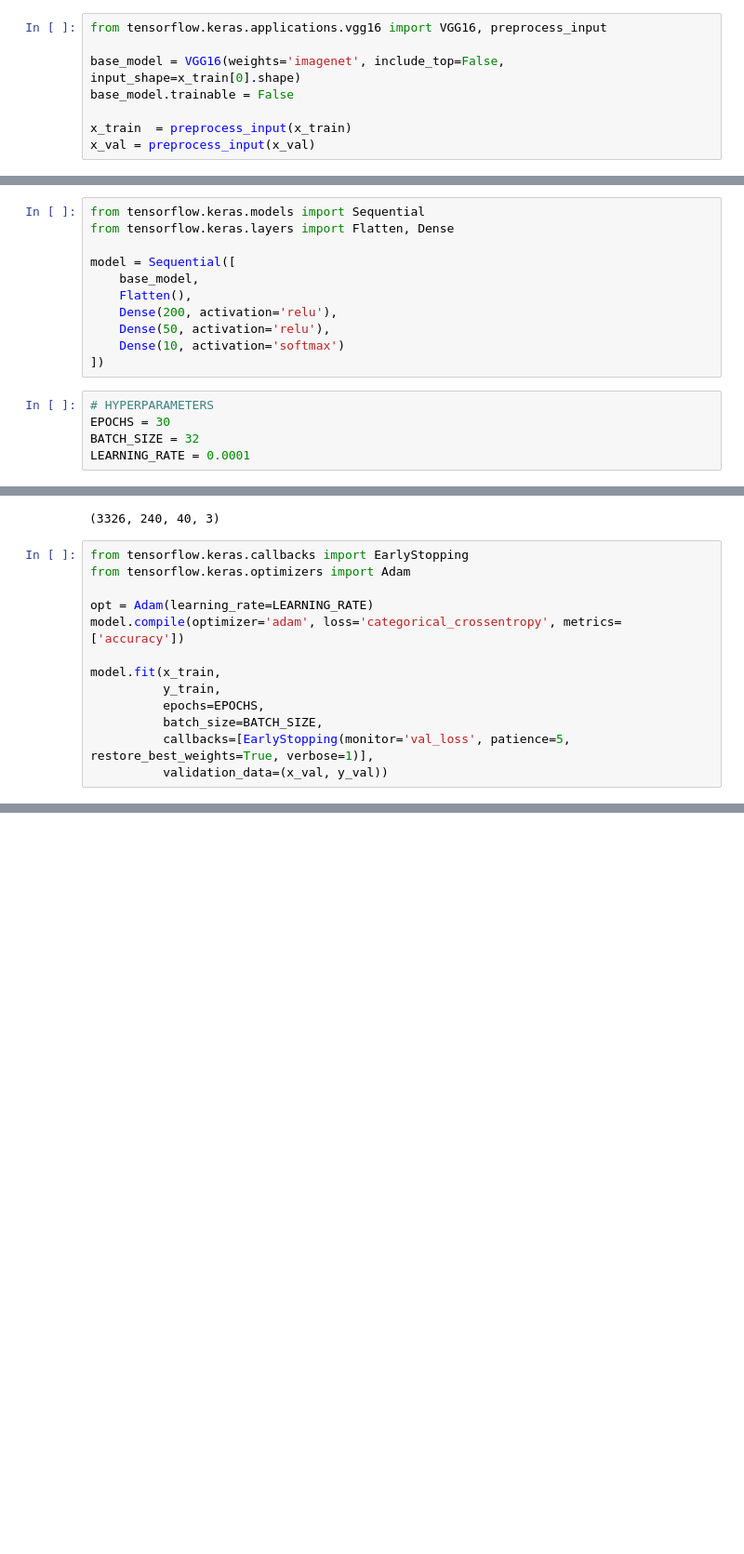
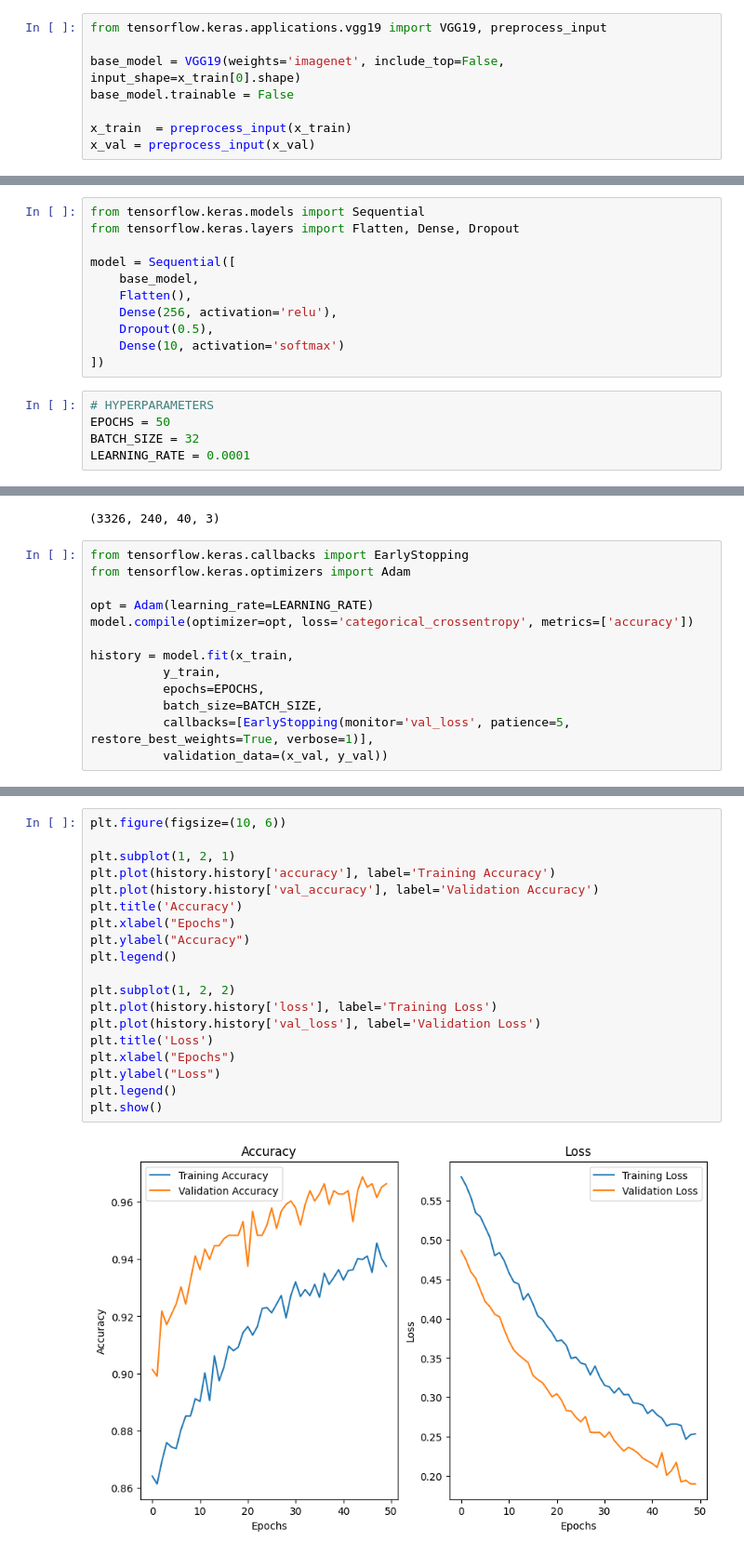
Before and after one commit to vncnttan/binus-project-computer-vision-sirekap, a Jupyter notebook: vgg.ipynb, the cells around one changed output, grey strips where cells are left out. Shown: that part at 93% size. Cells and saved outputs as stored; diff of their text form; blank space fills up the shorter version.

```diff
--- a/vgg.ipynb
+++ b/vgg.ipynb
@@ -78,9 +78,9 @@ y_val = to_categorical(y_val, num_classes=10)
 x_train = np.repeat(x_train[..., np.newaxis], 3, -1)
 x_val = np.repeat(x_val[..., np.newaxis], 3, -1)
 # %%
-from tensorflow.keras.applications.vgg16 import VGG16, preprocess_input
+from tensorflow.keras.applications.vgg19 import VGG19, preprocess_input
 
-base_model = VGG16(weights='imagenet', include_top=False, input_shape=x_train[0].shape)
+base_model = VGG19(weights='imagenet', include_top=False, input_shape=x_train[0].shape)
 base_model.trainable = False
 
 x_train  = preprocess_input(x_train)
@@ -112,17 +111,17 @@ Model: "vgg16"
 # %%
 from tensorflow.keras.models import Sequential
-from tensorflow.keras.layers import Flatten, Dense
+from tensorflow.keras.layers import Flatten, Dense, Dropout
 
 model = Sequential([
     base_model,
     Flatten(),
-    Dense(200, activation='relu'),
-    Dense(50, activation='relu'),
+    Dense(256, activation='relu'),
+    Dropout(0.5),
     Dense(10, activation='softmax')
 ])
 # %%
 # HYPERPARAMETERS
-EPOCHS = 30
+EPOCHS = 50
 BATCH_SIZE = 32
 LEARNING_RATE = 0.0001
 # %%
@@ -134,9 +133,9 @@ from tensorflow.keras.callbacks import EarlyStopping
 from tensorflow.keras.optimizers import Adam
 
 opt = Adam(learning_rate=LEARNING_RATE)
-model.compile(optimizer='adam', loss='categorical_crossentropy', metrics=['accuracy'])
+model.compile(optimizer=opt, loss='categorical_crossentropy', metrics=['accuracy'])
 
-model.fit(x_train,
+history = model.fit(x_train,
           y_train,
           epochs=EPOCHS,
           batch_size=BATCH_SIZE,
@@ -148,0 +162,21 @@ KeyboardInterrupt:
+# %%
+plt.figure(figsize=(10, 6))
+
+plt.subplot(1, 2, 1)
+plt.plot(history.history['accuracy'], label='Training Accuracy')
+plt.plot(history.history['val_accuracy'], label='Validation Accuracy')
+plt.title('Accuracy')
+plt.xlabel("Epochs")
+plt.ylabel("Accuracy")
+plt.legend()
+
+plt.subplot(1, 2, 2)
+plt.plot(history.history['loss'], label='Training Loss')
+plt.plot(history.history['val_loss'], label='Validation Loss')
+plt.title('Loss')
+plt.xlabel("Epochs")
+plt.ylabel("Loss")
+plt.legend()
+plt.show()
+# %% [output]
+[figure, added]
```
Also changed, not shown: parts of 4 cells of this notebook, 2 other files.
